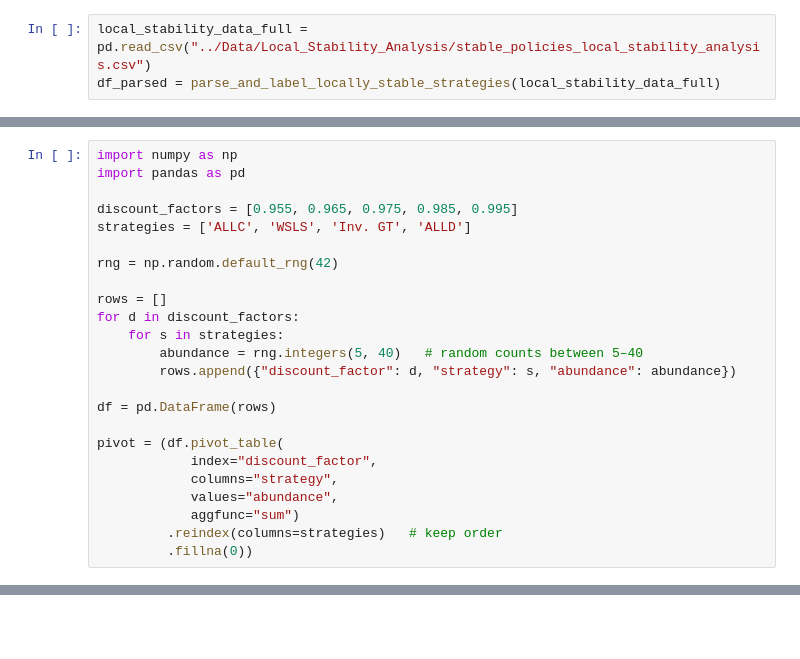
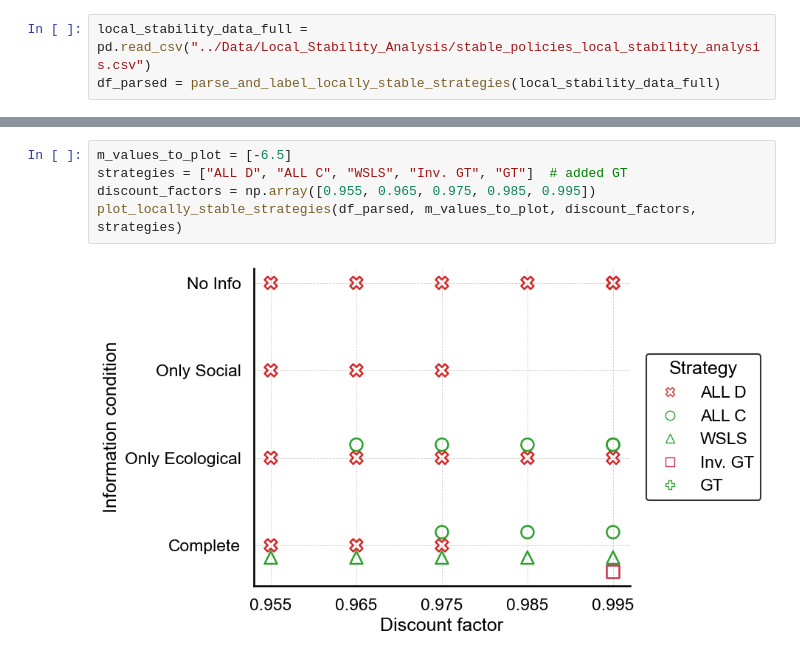
Before and after one commit to Akilan-R/Social_Ecological_Info_Cooperation, a Jupyter notebook: Code/My_Simulations/plotting_local_stability_analysis.ipynb, the cells around one changed output, grey strips where cells are left out. Drawn from its saved outputs; the diff is of its cells as text; blank space fills up the shorter version.

Commit message:
plots cooperation level comparison.  labelled strategies better.  changed color basin of attraction

```diff
--- a/Code/My_Simulations/plotting_local_stability_analysis.ipynb
+++ b/Code/My_Simulations/plotting_local_stability_analysis.ipynb
@@ -345,24 +178,0 @@ plt.show()
-# %%
-import numpy as np
-import pandas as pd
-
-discount_factors = [0.955, 0.965, 0.975, 0.985, 0.995]
-strategies = ['ALLC', 'WSLS', 'Inv. GT', 'ALLD']
-
-rng = np.random.default_rng(42)
-
-rows = []
-for d in discount_factors:
-    for s in strategies:
-        abundance = rng.integers(5, 40)   # random counts between 5–40
-        rows.append({"discount_factor": d, "strategy": s, "abundance": abundance})
-
-df = pd.DataFrame(rows)
-
-pivot = (df.pivot_table(
-            index="discount_factor",
-            columns="strategy",
-            values="abundance",
-            aggfunc="sum")
-         .reindex(columns=strategies)   # keep order
-         .fillna(0))
@@ -459,0 +440,7 @@ plt.show()
+# %%
+m_values_to_plot = [-6.5]
+strategies = ["ALL D", "ALL C", "WSLS", "Inv. GT", "GT"]  # added GT
+discount_factors = np.array([0.955, 0.965, 0.975, 0.985, 0.995])
+plot_locally_stable_strategies(df_parsed, m_values_to_plot, discount_factors, strategies)
+# %% [output]
+[figure, added]
```
Also changed, not shown: parts of 11 cells of this notebook, 6 other files.
